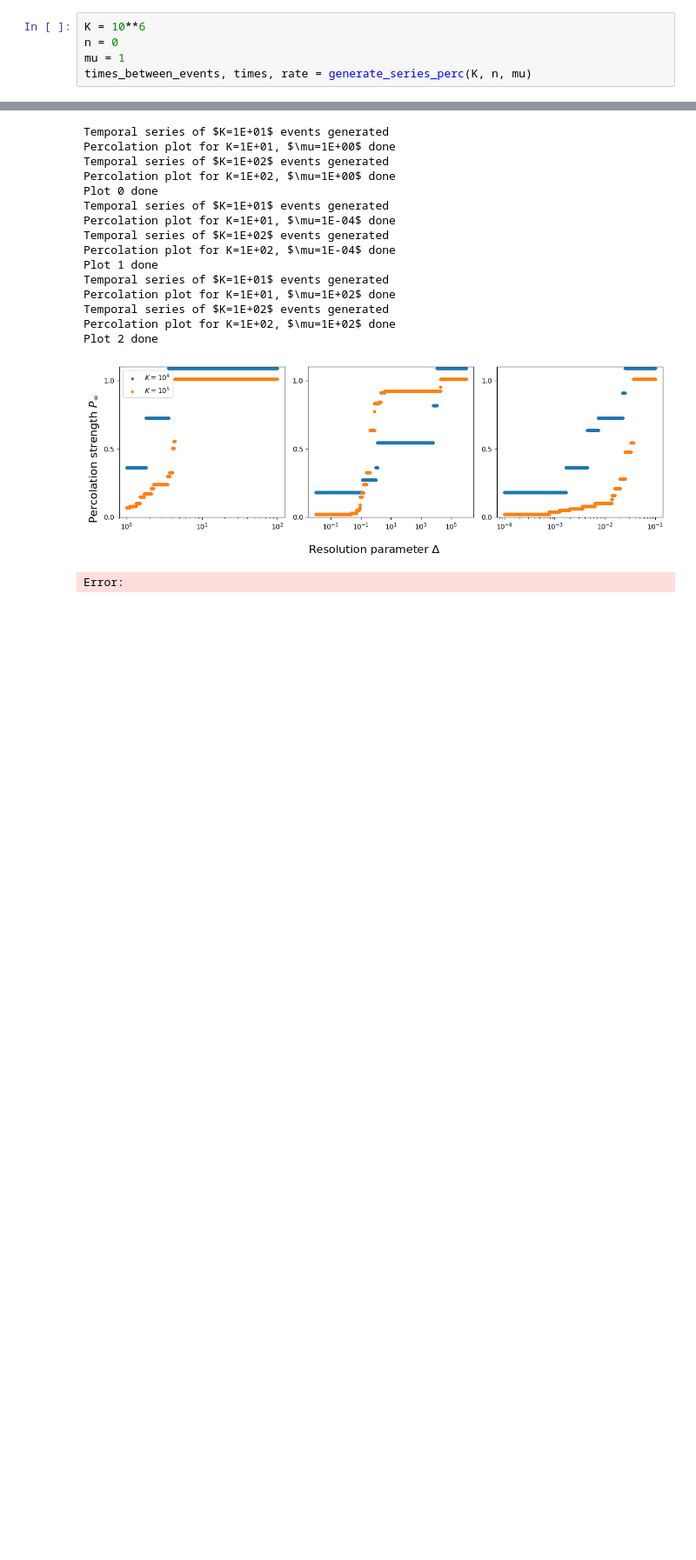
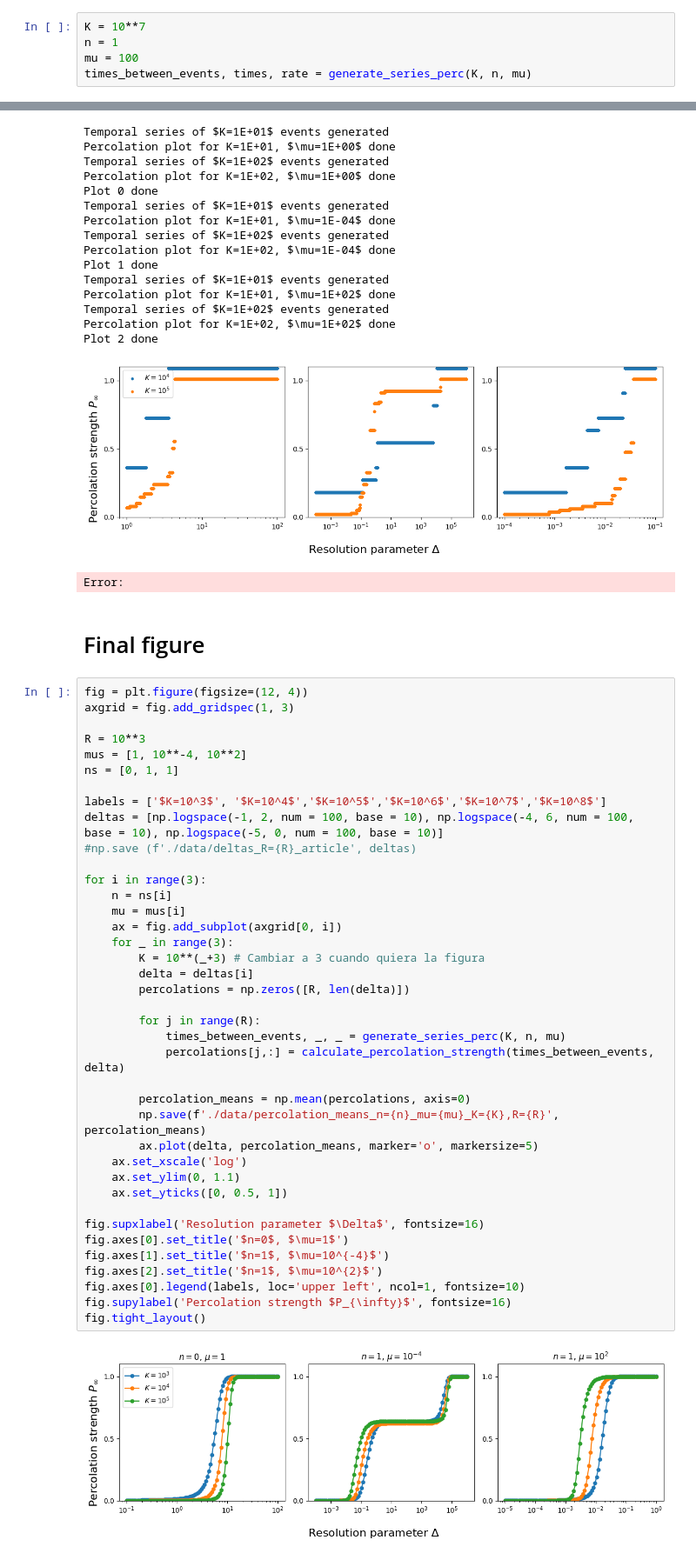
Before and after one commit to RivasAntonio/TFM, a Jupyter notebook: Códigos/Hawkes/Percolation_strength.ipynb, the cells around one changed output, grey strips where cells are left out. Shown at 87% size. Saved outputs shown, nothing was run; the diff lists cells and outputs as text; blank space fills up the shorter version.

```diff
--- a/Códigos/Hawkes/Percolation_strength.ipynb
+++ b/Códigos/Hawkes/Percolation_strength.ipynb
@@ -99,7 +100,7 @@ We are going to plot the percolation plots for $K=10^6$ events and different con
 # %% [markdown]
 ### First configuration $\mu=1$, $n=0$
 # %%
-K = 10**6
-n = 0
-mu = 1
+K = 10**7
+n = 1
+mu = 100
 times_between_events, times, rate = generate_series_perc(K, n, mu)
@@ -334,3 +337,46 @@ Percolation plot for K=1E+02, $\mu=1E+02$ done
 Plot 2 done
 [figure]
 Error:
+# %% [markdown]
+# Final figure
+# %%
+fig = plt.figure(figsize=(12, 4))
+axgrid = fig.add_gridspec(1, 3)
+
+R = 10**3
+mus = [1, 10**-4, 10**2]
+ns = [0, 1, 1]
+
+labels = ['$K=10^3$', '$K=10^4$','$K=10^5$','$K=10^6$','$K=10^7$','$K=10^8$']
+deltas = [np.logspace(-1, 2, num = 100, base = 10), np.logspace(-4, 6, num = 100, base = 10), np.logspace(-5, 0, num = 100, base = 10)]
+#np.save (f'./data/deltas_R={R}_article', deltas)
+
+for i in range(3):
+    n = ns[i]
+    mu = mus[i]
+    ax = fig.add_subplot(axgrid[0, i])
+    for _ in range(3):
+        K = 10**(_+3) # Cambiar a 3 cuando quiera la figura
+        delta = deltas[i]
+        percolations = np.zeros([R, len(delta)])
+
+        for j in range(R):
+            times_between_events, _, _ = generate_series_perc(K, n, mu)
+            percolations[j,:] = calculate_percolation_strength(times_between_events, delta)
+
+        percolation_means = np.mean(percolations, axis=0)
+        np.save(f'./data/percolation_means_n={n}_mu={mu}_K={K},R={R}', percolation_means)
+        ax.plot(delta, percolation_means, marker='o', markersize=5)
+    ax.set_xscale('log')
+    ax.set_ylim(0, 1.1)
+    ax.set_yticks([0, 0.5, 1])
+
+fig.supxlabel('Resolution parameter $\Delta$', fontsize=16)
+fig.axes[0].set_title('$n=0$, $\mu=1$')
+fig.axes[1].set_title('$n=1$, $\mu=10^{-4}$')
+fig.axes[2].set_title('$n=1$, $\mu=10^{2}$')
+fig.axes[0].legend(labels, loc='upper left', ncol=1, fontsize=10)
+fig.supylabel('Percolation strength $P_{\infty}$', fontsize=16)
+fig.tight_layout()
+# %% [output]
+[figure, added]
```
Also changed, not shown: parts of 4 cells of this notebook, 4 other files.
